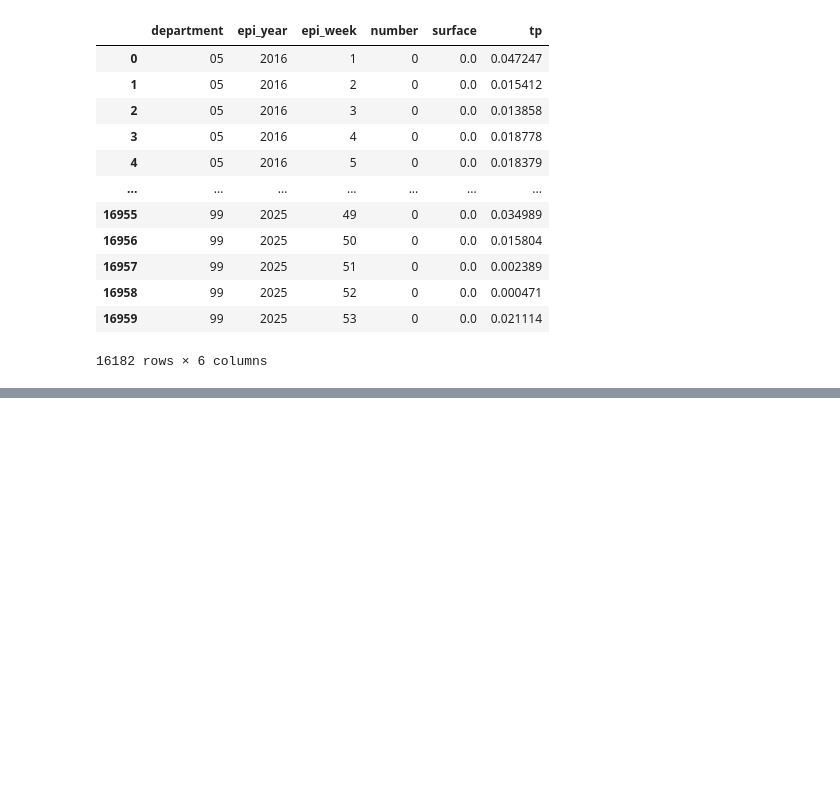
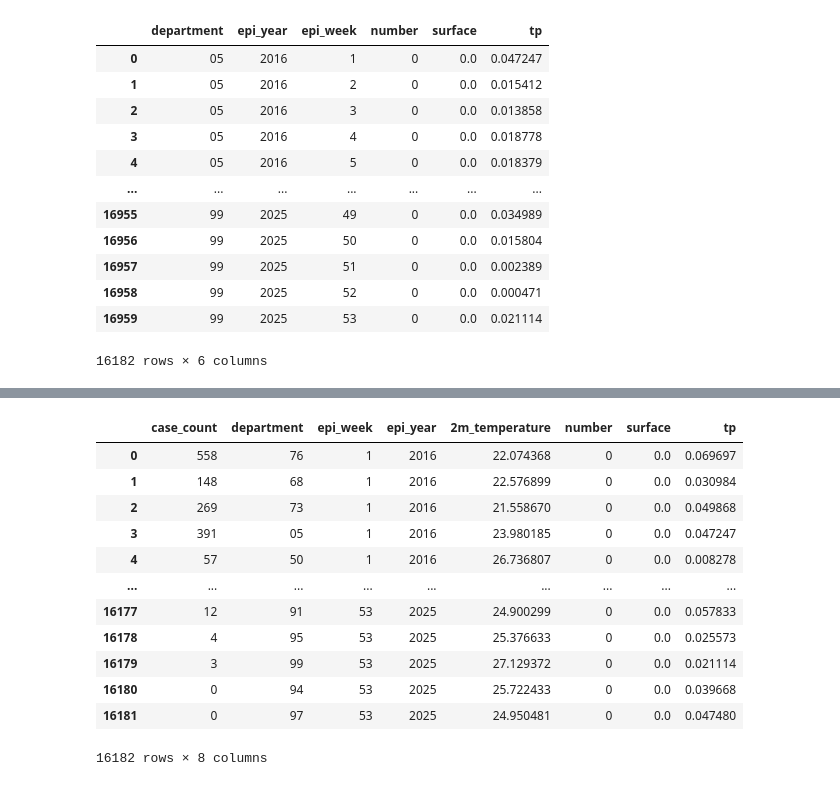
Before and after one commit to CarlosBlanco1/ColombiaDengueForecasting, a Jupyter notebook: notebooks/explore_dengue_cases.ipynb, the cells around one changed output, grey strips where cells are left out. Drawn from its saved outputs; the diff is of its cells as text; code cells hidden in the pictures; blank space fills up the shorter version.

Commit message:
dataframe created, and divided into test, train and validate

```diff
--- a/notebooks/explore_dengue_cases.ipynb
+++ b/notebooks/explore_dengue_cases.ipynb
@@ -1090,3 +1064,6 @@ weekly_avg_p_dpt_df
 | 16958 | 99 | 2025 | 52 | 0 | 0.0 | 0.000471 |
 | 16959 | 99 | 2025 | 53 | 0 | 0.0 | 0.021114 |
 16182 rows × 6 columns
+# %%
+weekly_temp_cases_by_department_df = weekly_temp_cases_by_department_df.drop(columns=['ANO','SEMANA','COD_DPTO_O']).copy()
+weekly_temp_cases_by_department_df
@@ -1092,0 +1084,17 @@ weekly_avg_p_dpt_df
+# %%
+weekly_temp_precip_cases_by_department_df = weekly_temp_cases_by_department_df.merge(weekly_avg_p_dpt_df, on=['epi_year', 'epi_week', 'department'])
+weekly_temp_precip_cases_by_department_df
+# %% [output]
+|  | case_count | department | epi_week | epi_year | 2m_temperature | number | surface | tp |
+| 0 | 558 | 76 | 1 | 2016 | 22.074368 | 0 | 0.0 | 0.069697 |
+| 1 | 148 | 68 | 1 | 2016 | 22.576899 | 0 | 0.0 | 0.030984 |
+| 2 | 269 | 73 | 1 | 2016 | 21.558670 | 0 | 0.0 | 0.049868 |
+| 3 | 391 | 05 | 1 | 2016 | 23.980185 | 0 | 0.0 | 0.047247 |
+| 4 | 57 | 50 | 1 | 2016 | 26.736807 | 0 | 0.0 | 0.008278 |
+| ... | ... | ... | ... | ... | ... | ... | ... | ... |
+| 16177 | 12 | 91 | 53 | 2025 | 24.900299 | 0 | 0.0 | 0.057833 |
+| 16178 | 4 | 95 | 53 | 2025 | 25.376633 | 0 | 0.0 | 0.025573 |
+| 16179 | 3 | 99 | 53 | 2025 | 27.129372 | 0 | 0.0 | 0.021114 |
+| 16180 | 0 | 94 | 53 | 2025 | 25.722433 | 0 | 0.0 | 0.039668 |
+| 16181 | 0 | 97 | 53 | 2025 | 24.950481 | 0 | 0.0 | 0.047480 |
+16182 rows × 8 columns
```
Also changed, not shown: parts of 15 cells of this notebook.
